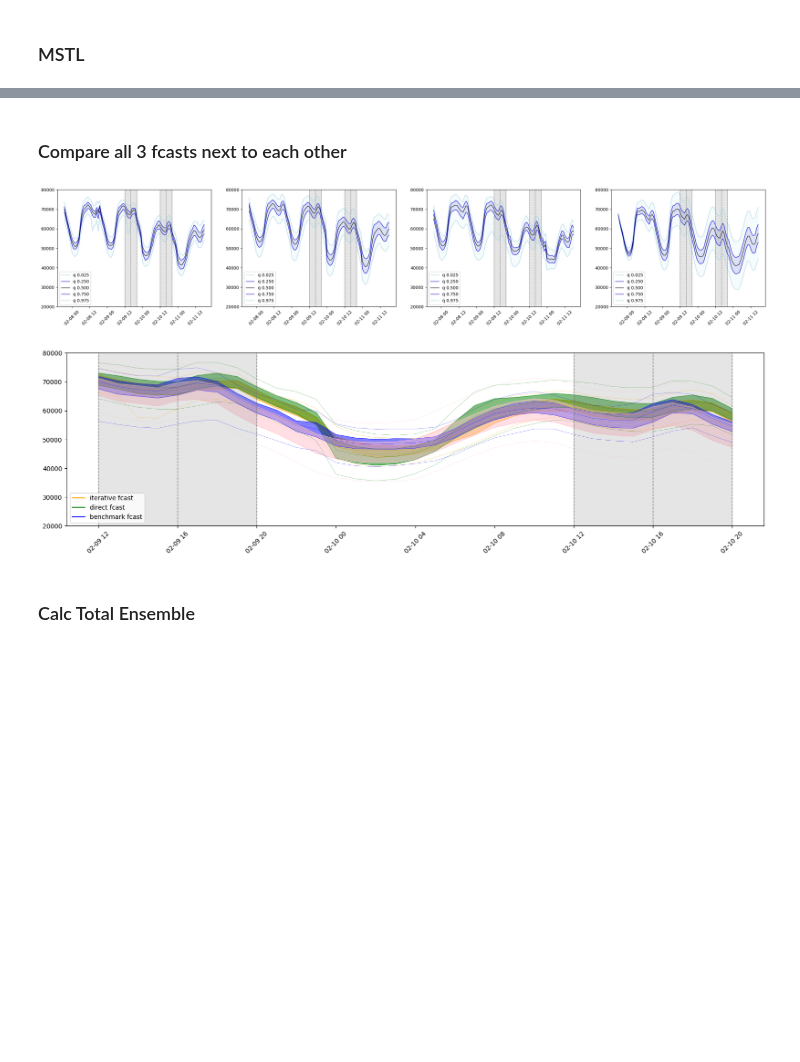
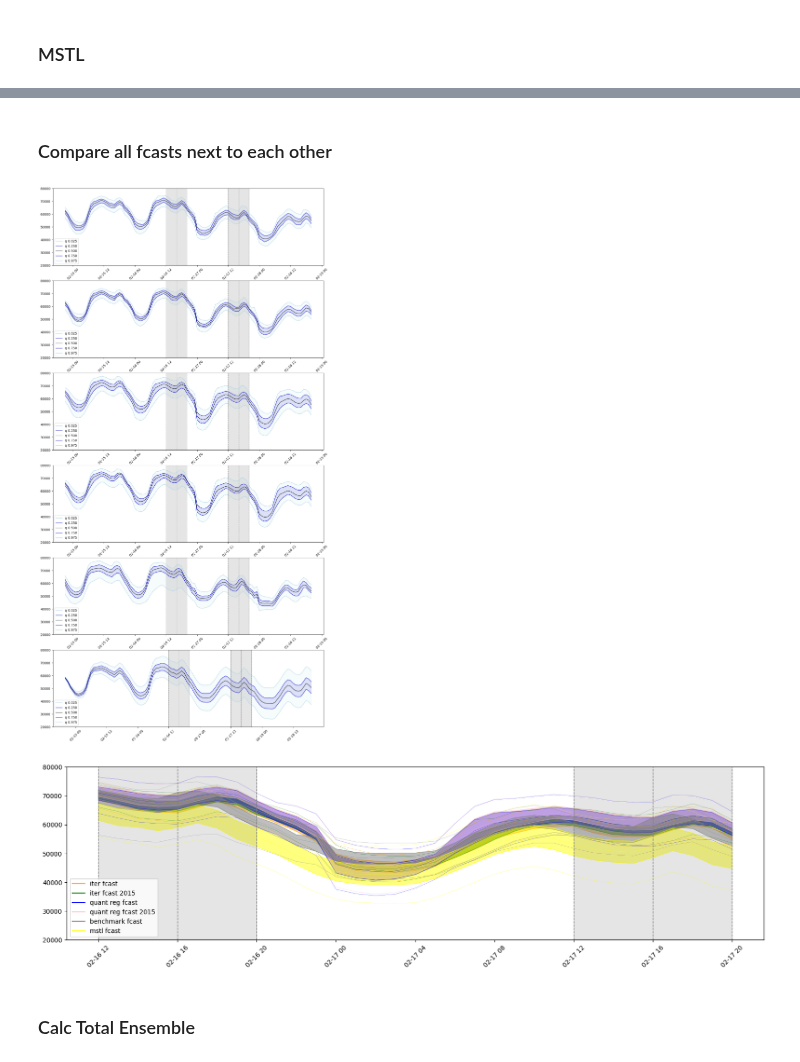
Before and after one commit to hikotei/2023_11-PTSFC, a Jupyter notebook: energy/2024_01_31 fcast pipeline v4.ipynb, the cells around one changed output, grey strips where cells are left out. Saved outputs shown, nothing was run; the diff lists cells and outputs as text; code cells hidden in the pictures; blank space fills up the shorter version.

Commit message:
fcast update

```diff
--- a/energy/2024_01_31 fcast pipeline v4.ipynb
+++ b/energy/2024_01_31 fcast pipeline v4.ipynb
@@ -197,7 +185,7 @@ print(f"first input dataframe from {start} to {end}")
 # because in the first step we predict the next 12 hours
 # and we need the lagged values of last week for grad boost features
 df_energy_fcast_input_small = df_energy.loc[(df_energy.index > start) &
-                                            (df_energy.index <= end)]
+                                            (df_energy.index <= end)].copy()
 
 df_fcast_iter_all = pd.DataFrame()
 iterations = 4
@@ -276,5 +264,4 @@ print('= '*15)
 print(f"all iterative fcasts done ...")
 
 plt.show()
-display(df_fcast_iter_all)
 # %% [output]
@@ -409,0 +486,36 @@ display(df_sub)
+# %%
+# create fcast index for next 96 hours
+end = df_energy.index.max()
+fcast_timestamp_UTC = pd.date_range(start=end, periods=96+1, freq='H')[1:]
+fcast_timestamp_CET = fcast_timestamp_UTC.tz_convert('CET')
+
+print('- '*15)
+print(f"> to be forecasted")
+print(f"{fcast_timestamp_UTC.min()} to {fcast_timestamp_UTC.max()}")
+
+# create df with fcast timestamps
+df_temp = pd.DataFrame(index=fcast_timestamp_UTC)
+df_temp['timestamp_CET'] = fcast_timestamp_CET
+df_fcast_dummy = data_prepro.create_dummy_df(df_temp, hour_method='seasonal', holiday_method='separate')
+# display(df_fcast_dummy)
+# display(df_fcast_dummy.tail())
+
+# = = = = = = = = = = = = = = = = = = = = = = = = = = = = = = = =
+# fcast
+
+print('- '*15)
+print(f'> start prediction ...')
+
+# save fcast in df with columns = quantiles
+df_quant_reg_direct_fcast_2015 = pd.DataFrame(index=df_fcast_dummy.index)
+df_quant_reg_direct_fcast_2015['timestamp_CET'] = fcast_timestamp_CET
+
+# Prediction for Quantile Regression
+for name, quant_reg_model in sorted(all_models_quant_reg.items()):
+    pred = quant_reg_model.predict(df_fcast_dummy.drop('timestamp_CET', axis=1))
+    df_quant_reg_direct_fcast_2015[name] = pred
+
+# - - - - - - - - - - - - -
+# plot + highlight submission horizons
+model_train.plot_quantile_fcast(df_quant_reg_direct_fcast_2015, subm_timestamps,
+                                title='direct fcast quant reg h=96 steps ahead')
@@ -534,55 +651,58 @@ df_mstl_fcast.index = df_benchmark.index
 # %% [markdown]
-### Compare all 3 fcasts next to each other
+### Compare all fcasts next to each other
 # %%
 # df_iter_fcast_all_fixed
 # dict_benchmark_fcast['linear']
 # df_quant_reg_direct_fcast
 
 fcasts = [df_iter_fcast_all_fixed,
+          df_iter_fcast_2015_all_fixed,
           df_quant_reg_direct_fcast,
+          df_quant_reg_direct_fcast_2015,
           dict_benchmark_fcast['linear'],
           df_mstl_fcast]
 
-fig = plt.figure(figsize=(30,5))
+fig = plt.figure(figsize=(15,30))
 x_range = pd.date_range(start=subm_timestamps[0], end=subm_timestamps[-1], freq='H')
 
 for fcast_idx, fcast in enumerate(fcasts):
 
     # fcast = fcast.loc[fcast['timestamp_CET'].isin(x_range),:]
-    ax = fig.add_subplot(1, len(fcasts), fcast_idx+1)
+    ax = fig.add_subplot(len(fcasts), 1, fcast_idx+1)
 
     cols = ['temp', 'lightblue', 'mediumblue', 'black', 'mediumblue', 'lightblue']
 
     for idx, quantile in enumerate(fcast.columns):
         if 'timestamp' in quantile:
             continue # skip timestamp column
         y_pred = fcast[quantile]
         ax.plot(fcast['timestamp_CET'], y_pred, label=f'{quantile}', lw=1, alpha=1, color=cols[idx])
 
     ax.fill_between(fcast['timestamp_CET'], fcast['q 0.025'], fcast['q 0.975'], color='lightblue', alpha=0.1)
     ax.fill_between(fcast['timestamp_CET'], fcast['q 0.250'], fcast['q 0.750'], color='mediumblue', alpha=0.1)
 
     ax.axvspan(subm_timestamps[0], subm_timestamps[2], alpha=0.2, color='grey')
     ax.axvspan(subm_timestamps[3], subm_timestamps[5], alpha=0.2, color='grey')
 
     # for timestamp in submission idx, make vertical line
     for timestamp in subm_timestamps:
         ax.axvline(timestamp, color='grey', linestyle='--', lw=1)
 
     # rotate x ticks
     for tick in ax.get_xticklabels():
         tick.set_rotation(45)
     ax.set_ylim(20_000, 80_000)
     ax.legend()
 
 plt.show()
 # %% [output]
-[figure, old version]
+[figure, new version]
 # %%
 fig, ax = plt.subplots(figsize=(20, 5))
-cols = ['orange', 'green', 'blue', 'pink']
+cols = ['orange', 'green', 'blue', 'pink', 'grey', 'yellow']
 
 for fcast_idx, fcast in enumerate(fcasts):
+
     fcast = fcast.loc[fcast['timestamp_CET'].isin(x_range), :]
 
     # plot each fcast quantile
@@ -608,14 +728,17 @@ for tick in ax.get_xticklabels():
     tick.set_rotation(45)
 
 # add manual legend
-ax.plot([], [], color='orange', label='iterative fcast')
-ax.plot([], [], color='green', label='direct fcast')
-ax.plot([], [], color='blue', label='benchmark fcast')
+ax.plot([], [], color='orange', label='iter fcast')
+ax.plot([], [], color='green', label='iter fcast 2015')
+ax.plot([], [], color='blue', label='quant reg fcast')
+ax.plot([], [], color='pink', label='quant reg fcast 2015')
+ax.plot([], [], color='grey', label='benchmark fcast')
+ax.plot([], [], color='yellow', label='mstl fcast')
 ax.legend(loc='lower left')
 ax.set_ylim(20_000, 80_000)
 plt.show()
 # %% [output]
-[figure, old version]
+[figure, new version]
 # %% [markdown]
 ### Calc Total Ensemble
 # %%
```
Also changed, not shown: parts of 26 cells of this notebook, 13 other files.
